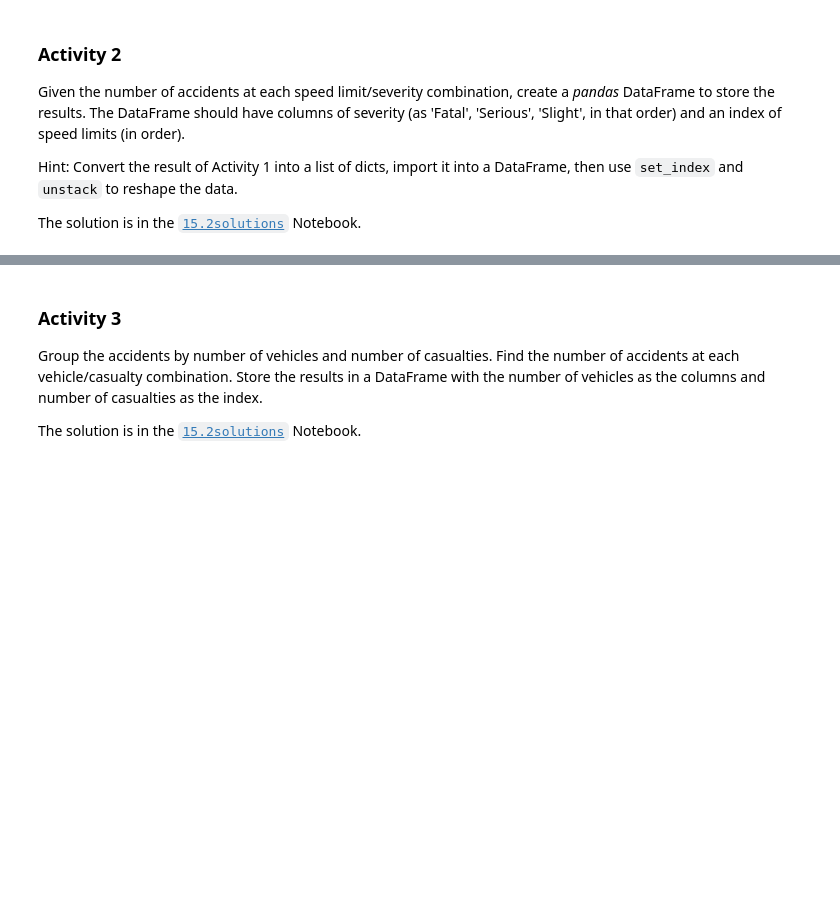
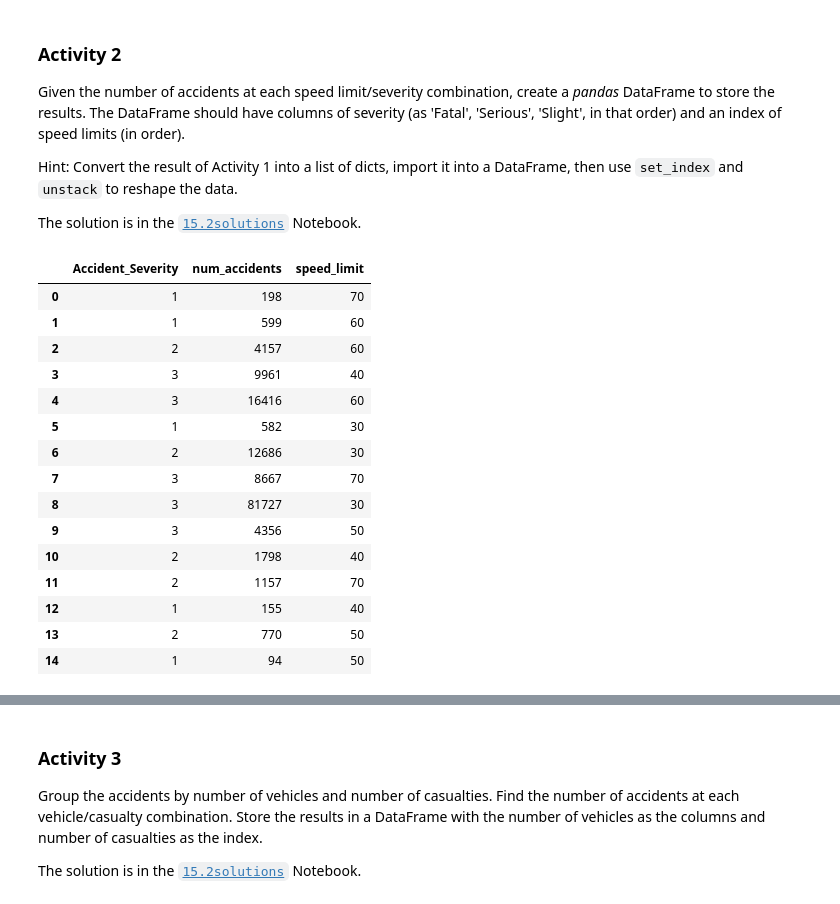
Before and after one commit to snowkuma/tm351-notebooks, a Jupyter notebook: p15/15.2 Aggregation pipeline.ipynb, the cells around one changed output, grey strips where cells are left out. Cells and saved outputs as stored; diff of their text form; code cells hidden in the pictures; blank space fills up the shorter version.

```diff
--- a/p15/15.2 Aggregation pipeline.ipynb
+++ b/p15/15.2 Aggregation pipeline.ipynb
@@ -67,0 +80,8 @@ The solution is in the [`15.2solutions`](15.2solutions.ipynb) Notebook.
+# %%
+pipeline = [{'$match': {'Speed_limit': {'$gte': 30}}},
+            {'$group': {'_id': {'Speed_limit': '$Speed_limit',
+                                'Accident_Severity': '$Accident_Severity'},
+                       'num_accidents': {'$sum': 1}}}]
+results = list(accidents.aggregate(pipeline))
+results_df = pd.DataFrame(results)
+results_df
@@ -76,0 +112,25 @@ The solution is in the [`15.2solutions`](15.2solutions.ipynb) Notebook.
+# %%
+# convert results into a dict
+results_long_df= pd.DataFrame([
+    {'Accident_Severity': r['_id']['Accident_Severity'],
+    'speed_limit': r['_id']['Speed_limit'],
+    'num_accidents': r['num_accidents']}
+    for r in results])
+results_long_df
+# %% [output]
+|  | Accident_Severity | num_accidents | speed_limit |
+| 0 | 1 | 198 | 70 |
+| 1 | 1 | 599 | 60 |
+| 2 | 2 | 4157 | 60 |
+| 3 | 3 | 9961 | 40 |
+| 4 | 3 | 16416 | 60 |
+| 5 | 1 | 582 | 30 |
+| 6 | 2 | 12686 | 30 |
+| 7 | 3 | 8667 | 70 |
+| 8 | 3 | 81727 | 30 |
+| 9 | 3 | 4356 | 50 |
+| 10 | 2 | 1798 | 40 |
+| 11 | 2 | 1157 | 70 |
+| 12 | 1 | 155 | 40 |
+| 13 | 2 | 770 | 50 |
+| 14 | 1 | 94 | 50 |
```
Also changed, not shown: parts of 12 cells of this notebook, 1 other file.
